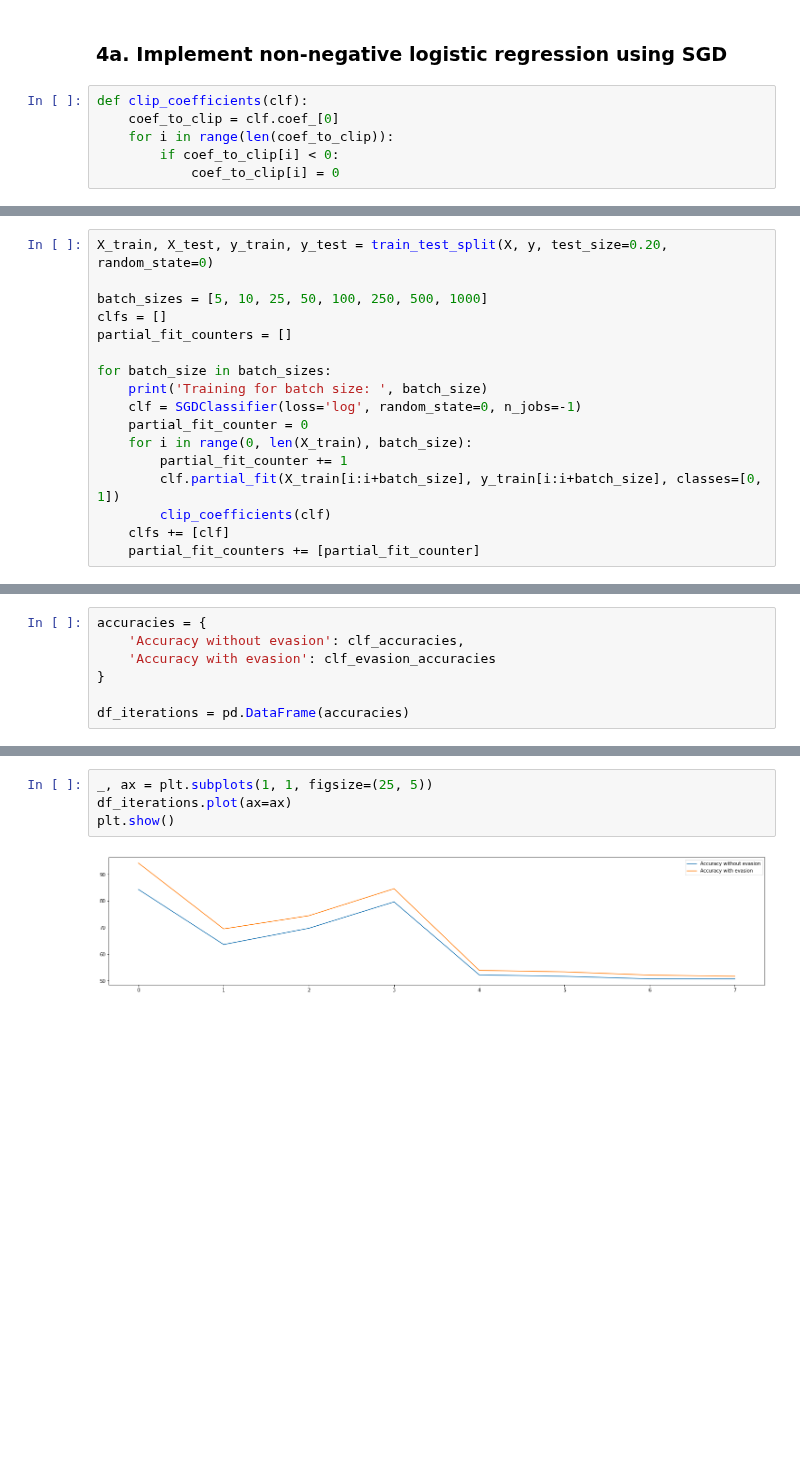
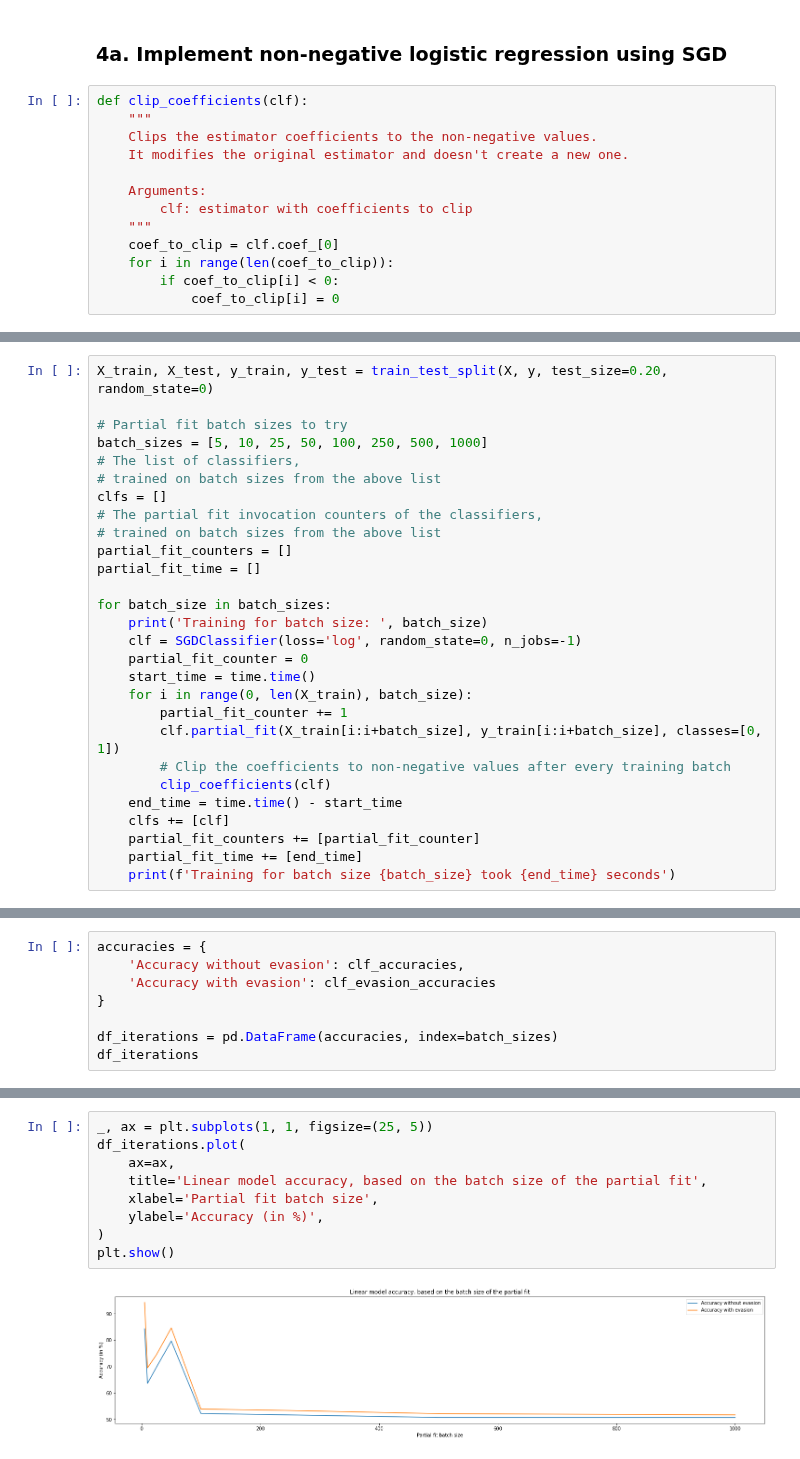
Before and after one commit to kponichtera/cs4035-cda, a Jupyter notebook: lab4/Lab4.ipynb, the cells around one changed output, grey strips where cells are left out. Saved outputs shown, nothing was run; the diff lists cells and outputs as text; blank space fills up the shorter version.

```diff
--- a/lab4/Lab4.ipynb
+++ b/lab4/Lab4.ipynb
@@ -211,6 +238,13 @@ Although one could argue that the model is good at predicting the malicious entr
 ### 4a. Implement non-negative logistic regression using SGD
 # %%
 def clip_coefficients(clf):
+    """
+    Clips the estimator coefficients to the non-negative values.
+    It modifies the original estimator and doesn't create a new one.
+
+    Arguments:
+        clf: estimator with coefficients to clip
+    """
     coef_to_clip = clf.coef_[0]
     for i in range(len(coef_to_clip)):
         if coef_to_clip[i] < 0:
@@ -218,19 +254,30 @@ def clip_coefficients(clf):
 # %%
 X_train, X_test, y_train, y_test = train_test_split(X, y, test_size=0.20, random_state=0)
 
+# Partial fit batch sizes to try
 batch_sizes = [5, 10, 25, 50, 100, 250, 500, 1000]
+# The list of classifiers,
+# trained on batch sizes from the above list
 clfs = []
+# The partial fit invocation counters of the classifiers,
+# trained on batch sizes from the above list
 partial_fit_counters = []
+partial_fit_time = []
 
 for batch_size in batch_sizes:
     print('Training for batch size: ', batch_size)
     clf = SGDClassifier(loss='log', random_state=0, n_jobs=-1)
     partial_fit_counter = 0
+    start_time = time.time()
     for i in range(0, len(X_train), batch_size):
         partial_fit_counter += 1
         clf.partial_fit(X_train[i:i+batch_size], y_train[i:i+batch_size], classes=[0, 1])
+        # Clip the coefficients to non-negative values after every training batch
         clip_coefficients(clf)
+    end_time = time.time() - start_time
     clfs += [clf]
     partial_fit_counters += [partial_fit_counter]
+    partial_fit_time += [end_time]
+    print(f'Training for batch size {batch_size} took {end_time} seconds')
 # %% [output]
 Training for batch size:  5
@@ -391,4 +451,5 @@ accuracies = {
     'Accuracy with evasion': clf_evasion_accuracies
 }
 
-df_iterations = pd.DataFrame(accuracies)
+df_iterations = pd.DataFrame(accuracies, index=batch_sizes)
+df_iterations
@@ -395,6 +466,11 @@ df_iterations = pd.DataFrame(accuracies)
 # %%
 _, ax = plt.subplots(1, 1, figsize=(25, 5))
-df_iterations.plot(ax=ax)
+df_iterations.plot(
+    ax=ax,
+    title='Linear model accuracy, based on the batch size of the partial fit',
+    xlabel='Partial fit batch size',
+    ylabel='Accuracy (in %)',
+)
 plt.show()
 # %% [output]
-[figure, old version]
+[figure, new version]
```
Also changed, not shown: parts of 20 cells of this notebook.
